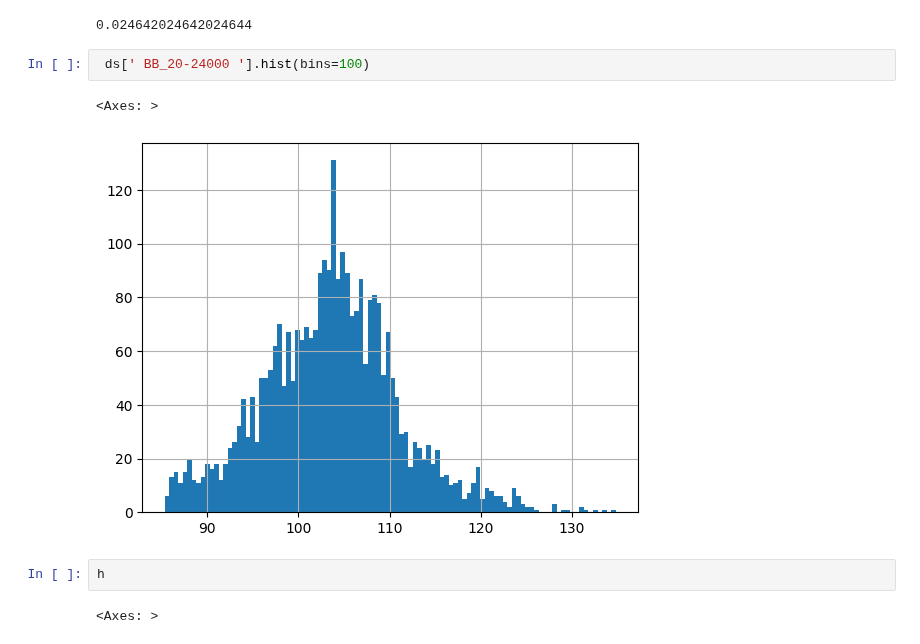
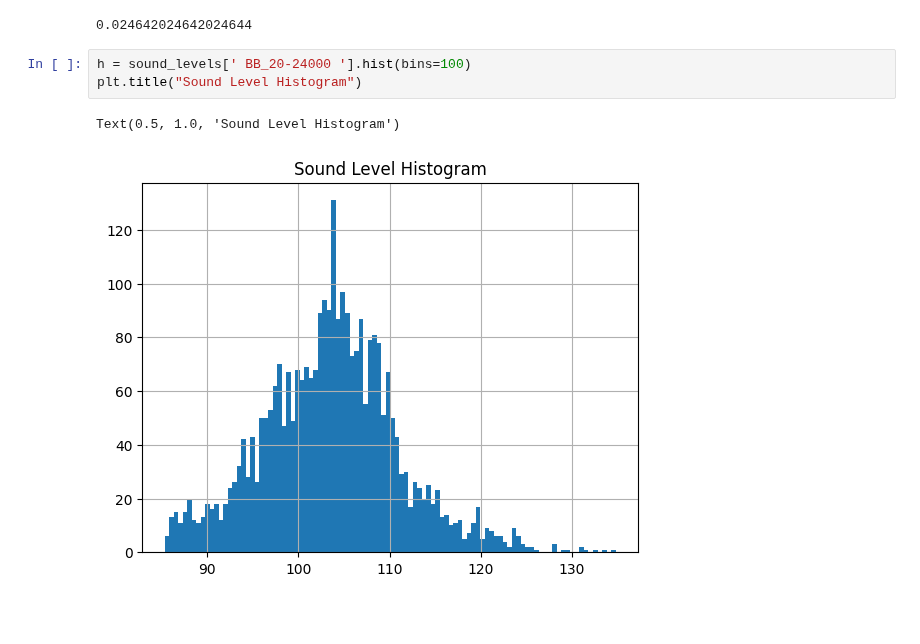
Before and after one commit to BOAT-ocean-acoustics/fundamentals, a Jupyter notebook: boat_tutorials/primers/stats_sound_level_distribution.ipynb, the cells around one changed output. Saved outputs shown, nothing was run; the diff lists cells and outputs as text; blank space fills up the shorter version.

```diff
--- a/boat_tutorials/primers/stats_sound_level_distribution.ipynb
+++ b/boat_tutorials/primers/stats_sound_level_distribution.ipynb
@@ -44,11 +45,8 @@ sum(sound_levels[" BB_20-24000 "]>120)/len(sound_levels)
 # %% [output]
 0.024642024642024644
 # %%
- ds[' BB_20-24000 '].hist(bins=100)
+h = sound_levels[' BB_20-24000 '].hist(bins=100)
+plt.title("Sound Level Histogram")
 # %% [output]
-<Axes: >
+Text(0.5, 1.0, 'Sound Level Histogram')
-[figure, old version]
+[figure, new version]
-# %%
-h
-# %% [output]
-<Axes: >
```
Also changed, not shown: parts of 11 cells of this notebook.
